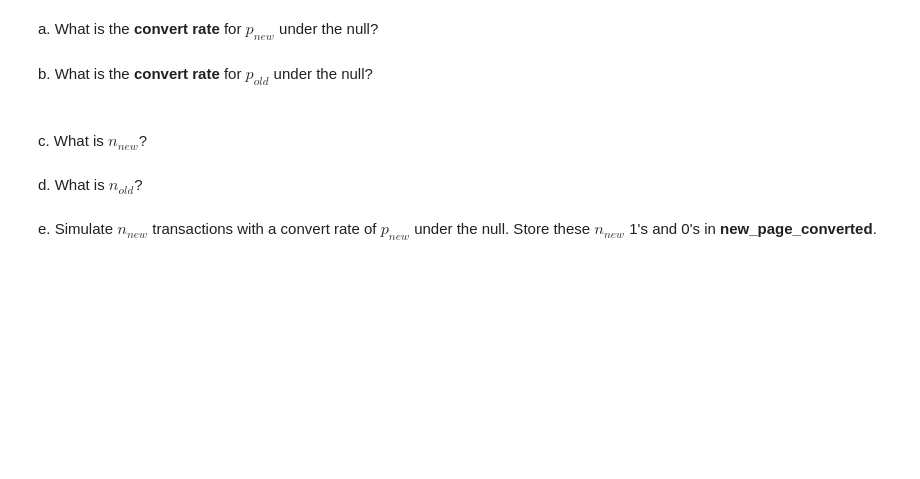
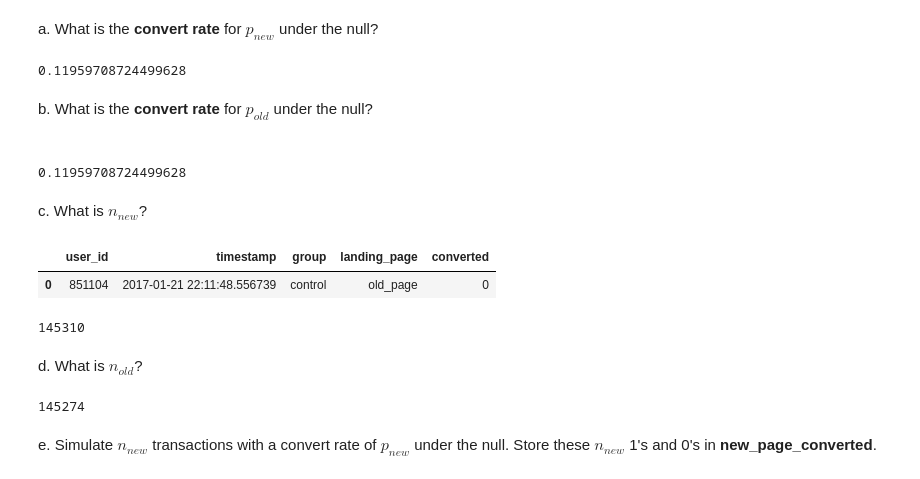
Before and after one commit to shreh2/Analyze-A-B-Test-Results, a Jupyter notebook: Analyze AB Test Results.ipynb, the cells around one changed output. Cells and saved outputs as stored; diff of their text form; code cells hidden in the pictures; blank space fills up the shorter version.

```diff
--- a/Analyze AB Test Results.ipynb
+++ b/Analyze AB Test Results.ipynb
@@ -193,11 +195,36 @@ Perform the sampling distribution for the difference in **converted** between th
 Use the cells below to provide the necessary parts of this simulation.  If this doesn't make complete sense right now, don't worry - you are going to work through the problems below to complete this problem.  You can use **Quiz 5** in the classroom to make sure you are on the right track.<br><br>
 # %% [markdown]
 a. What is the **convert rate** for $p_{new}$ under the null?
+# %%
+p_new = df2['converted'].mean()
+p_new
+# %% [output]
+0.11959708724499628
 # %% [markdown]
 b. What is the **convert rate** for $p_{old}$ under the null? <br><br>
+# %%
+p_old = df2['converted'].mean()
+p_old
+# %% [output]
+0.11959708724499628
 # %% [markdown]
 c. What is $n_{new}$?
+# %%
+df2.head(1)
+# %% [output]
+|  | user_id | timestamp | group | landing_page | converted |
+| 0 | 851104 | 2017-01-21 22:11:48.556739 | control | old_page | 0 |
+# %%
+n_new = df2.query("landing_page=='new_page'").user_id.count()
+n_new
+# %% [output]
+145310
 # %% [markdown]
 d. What is $n_{old}$?
+# %%
+n_old = df2.query("landing_page=='old_page'").user_id.count()
+n_old
+# %% [output]
+145274
 # %% [markdown]
 e. Simulate $n_{new}$ transactions with a convert rate of $p_{new}$ under the null.  Store these $n_{new}$ 1's and 0's in **new_page_converted**.
```
Also changed, not shown: parts of 7 cells of this notebook.
